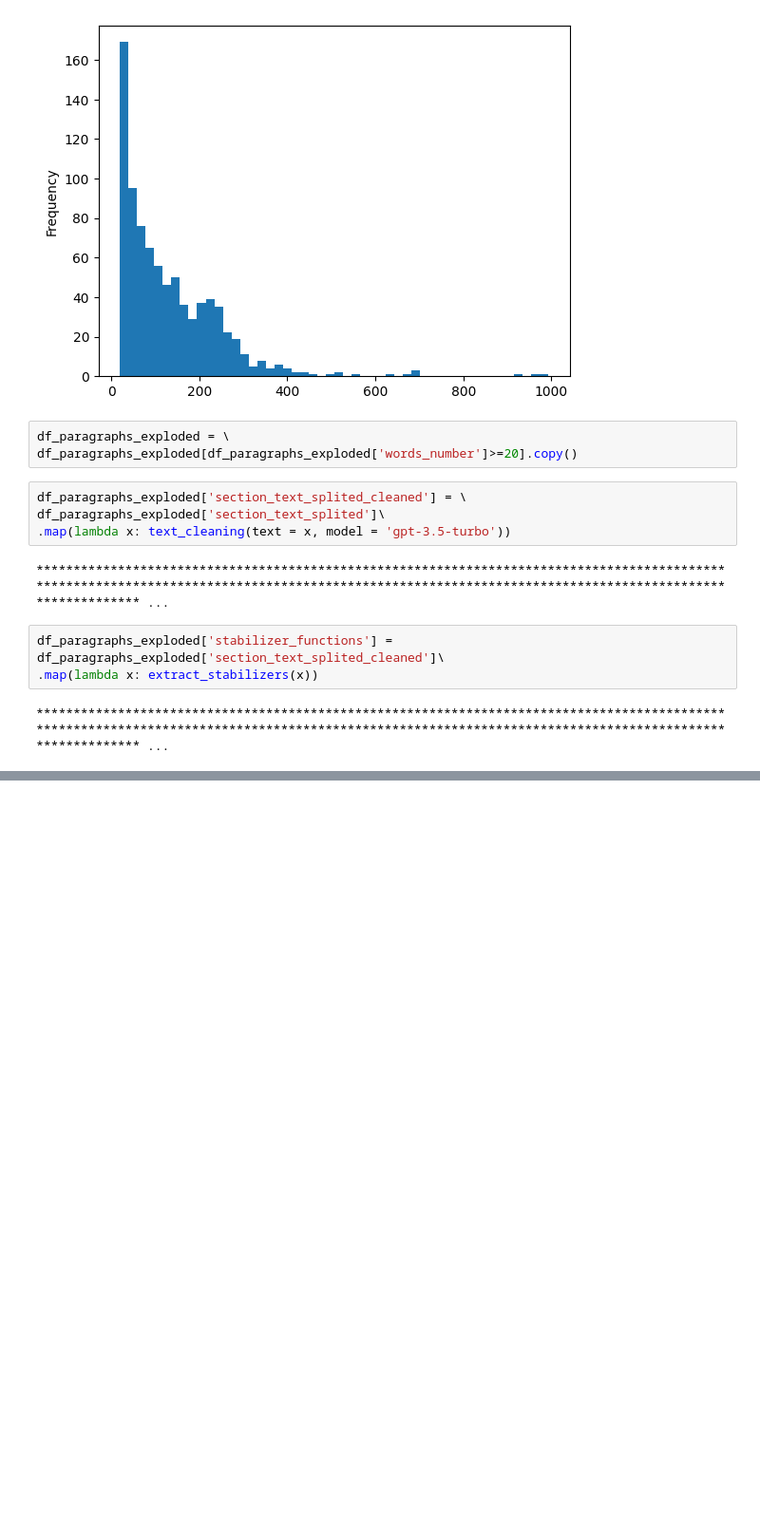
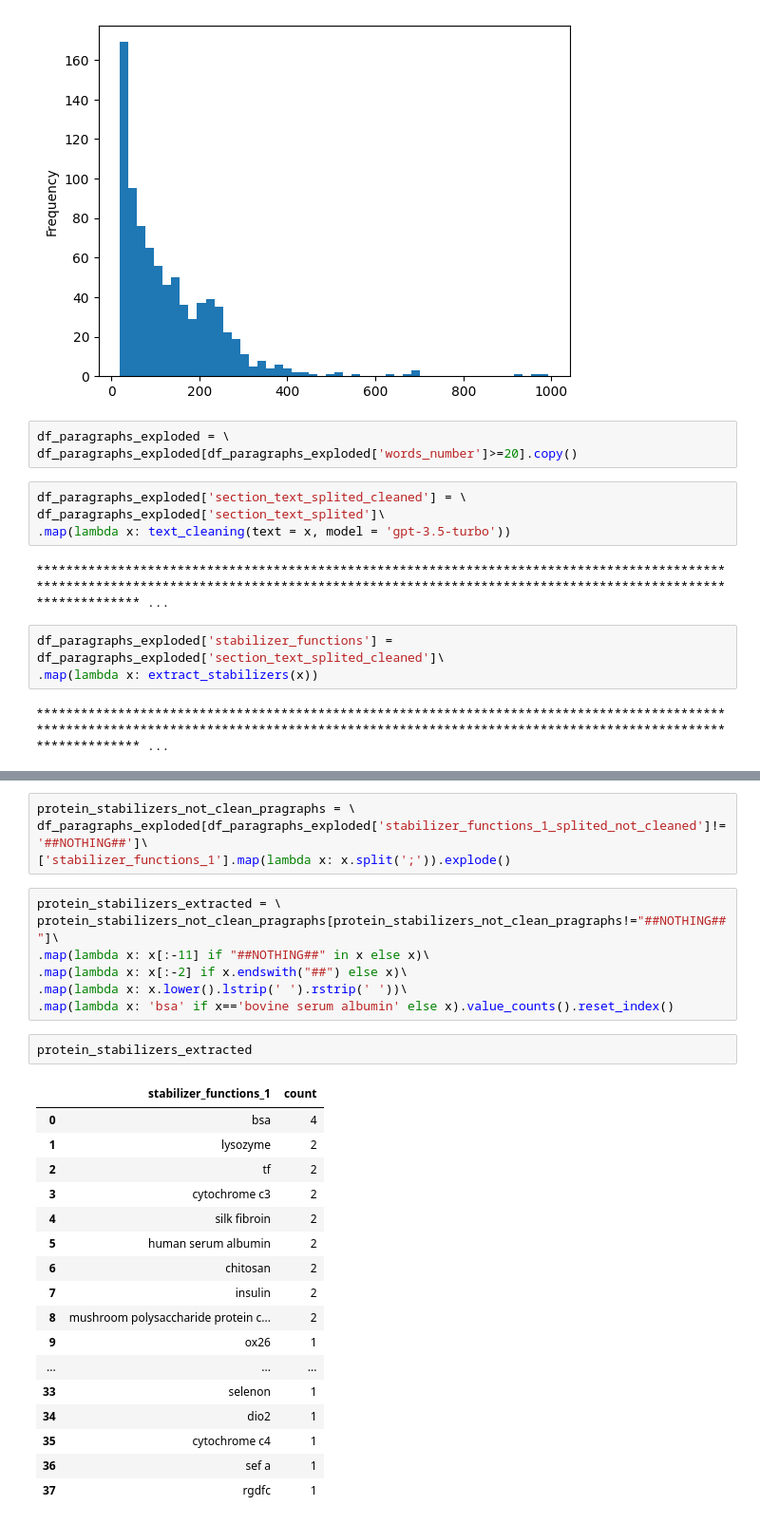
Before and after one commit to zorankiki/gpt4_for_SeNp_research, a Jupyter notebook: protein_stabilizers_extraction_from_reviews_demo.ipynb, the cells around one changed output, grey strips where cells are left out. Shown at 95% size. Saved outputs shown, nothing was run; the diff lists cells and outputs as text; blank space fills up the shorter version.

```diff
--- a/protein_stabilizers_extraction_from_reviews_demo.ipynb
+++ b/protein_stabilizers_extraction_from_reviews_demo.ipynb
@@ -153,0 +222,31 @@ df_paragraphs_exploded['stabilizer_functions'] = df_paragraphs_exploded['section
+# %%
+protein_stabilizers_not_clean_pragraphs = \
+df_paragraphs_exploded[df_paragraphs_exploded['stabilizer_functions_1_splited_not_cleaned']!='##NOTHING##']\
+['stabilizer_functions_1'].map(lambda x: x.split(';')).explode()
+# %%
+protein_stabilizers_extracted = \
+protein_stabilizers_not_clean_pragraphs[protein_stabilizers_not_clean_pragraphs!="##NOTHING##"]\
+.map(lambda x: x[:-11] if "##NOTHING##" in x else x)\
+.map(lambda x: x[:-2] if x.endswith("##") else x)\
+.map(lambda x: x.lower().lstrip(' ').rstrip(' '))\
+.map(lambda x: 'bsa' if x=='bovine serum albumin' else x).value_counts().reset_index()
+# %%
+protein_stabilizers_extracted
+# %% [output]
+|  | stabilizer_functions_1 | count |
+| 0 | bsa | 4 |
+| 1 | lysozyme | 2 |
+| 2 | tf | 2 |
+| 3 | cytochrome c3 | 2 |
+| 4 | silk fibroin | 2 |
+| 5 | human serum albumin | 2 |
+| 6 | chitosan | 2 |
+| 7 | insulin | 2 |
+| 8 | mushroom polysaccharide protein c... | 2 |
+| 9 | ox26 | 1 |
+| ... | ... | ... |
+| 33 | selenon | 1 |
+| 34 | dio2 | 1 |
+| 35 | cytochrome c4 | 1 |
+| 36 | sef a | 1 |
+| 37 | rgdfc | 1 |
```
Also changed, not shown: parts of 18 cells of this notebook, 3 other files.
